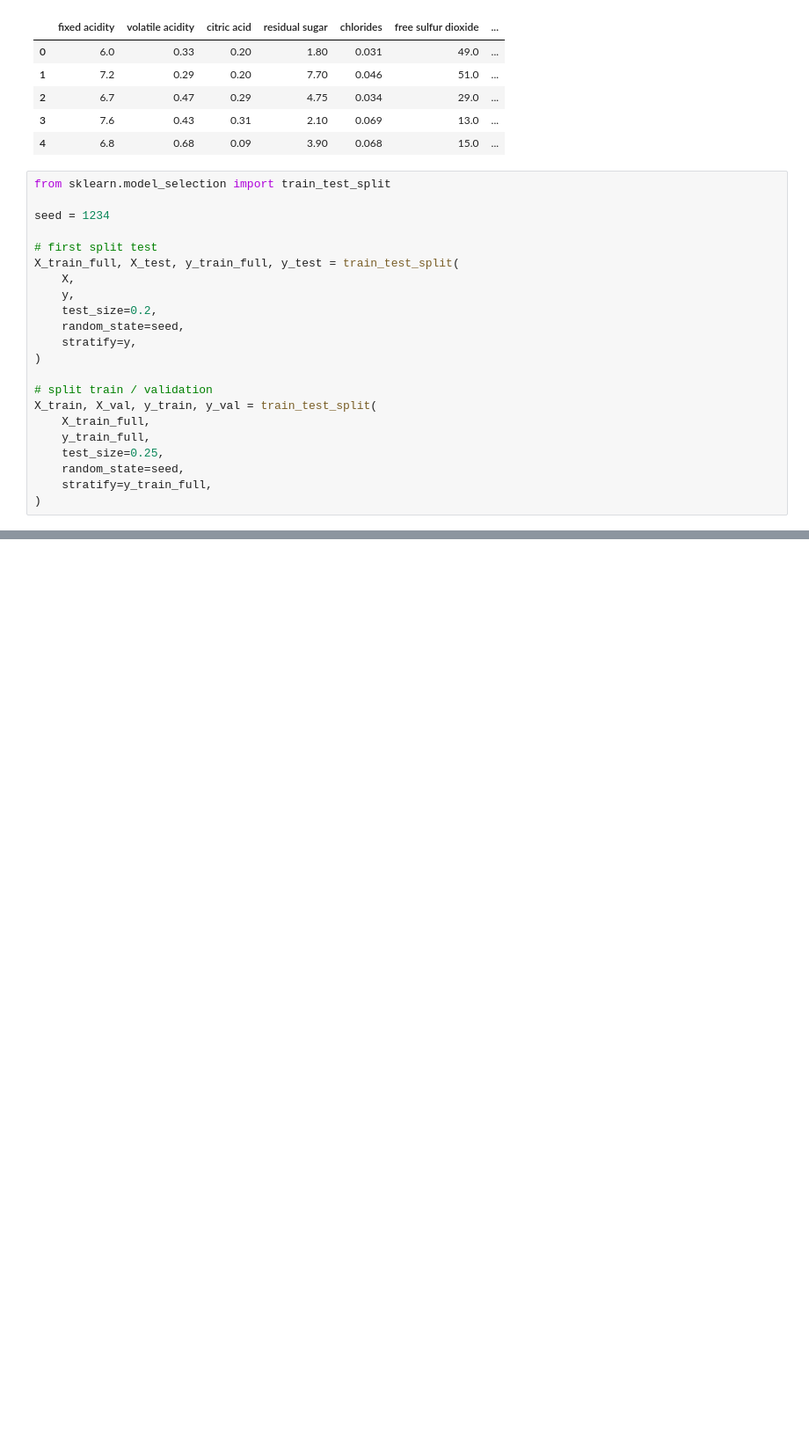
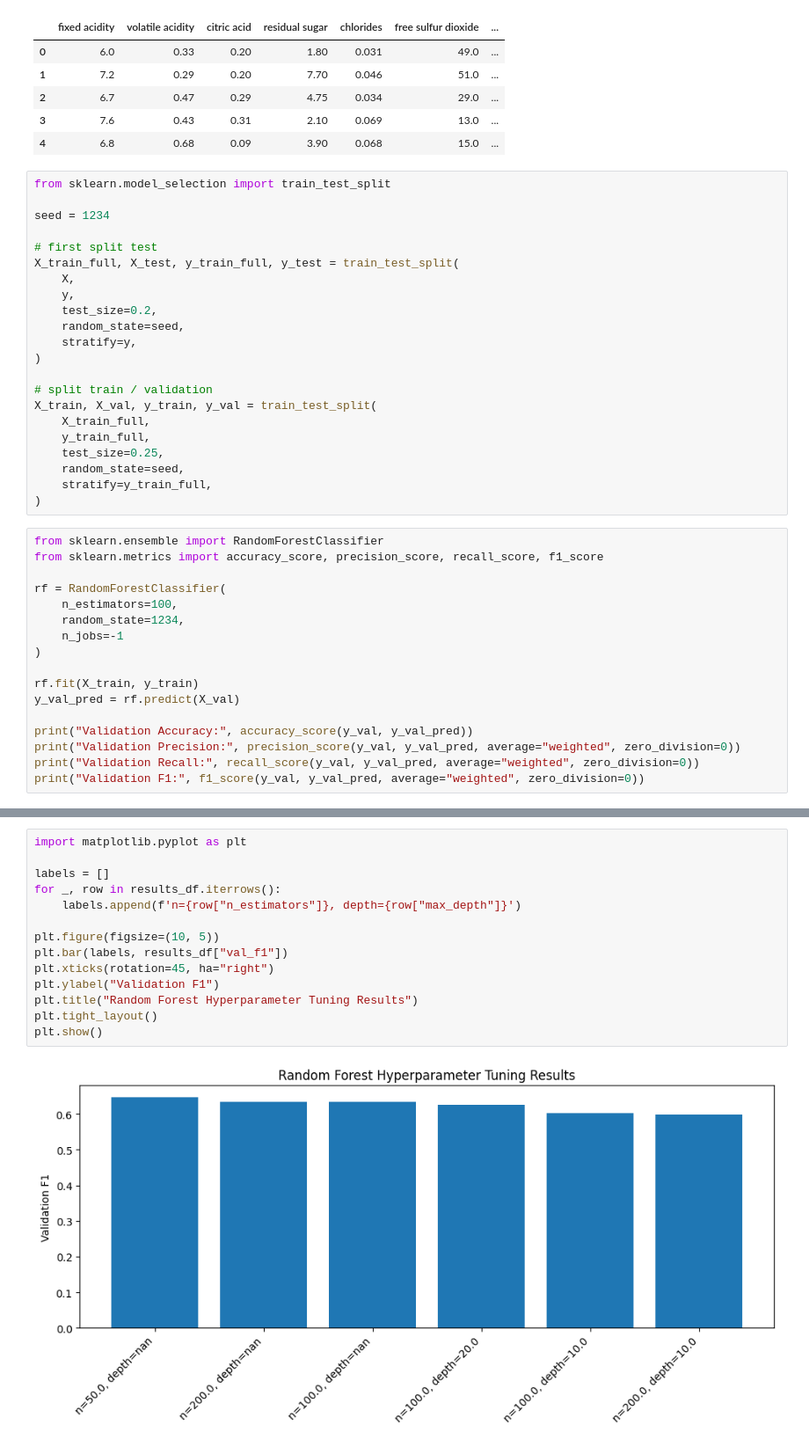
Before and after one commit to jiangyue-amber/CS178_Project, a Jupyter notebook: random_forest.ipynb, the cells around one changed output, grey strips where cells are left out. Shown at 88% size. Cells and saved outputs as stored; diff of their text form; blank space fills up the shorter version.

Commit message:
add random forest tuning and test results

```diff
--- a/random_forest.ipynb
+++ b/random_forest.ipynb
@@ -53,3 +53,20 @@ X_train, X_val, y_train, y_val = train_test_split(
     random_state=seed,
     stratify=y_train_full,
 )
+# %%
+from sklearn.ensemble import RandomForestClassifier
+from sklearn.metrics import accuracy_score, precision_score, recall_score, f1_score
+
+rf = RandomForestClassifier(
+    n_estimators=100,
+    random_state=1234,
+    n_jobs=-1
+)
+
+rf.fit(X_train, y_train)
+y_val_pred = rf.predict(X_val)
+
+print("Validation Accuracy:", accuracy_score(y_val, y_val_pred))
+print("Validation Precision:", precision_score(y_val, y_val_pred, average="weighted", zero_division=0))
+print("Validation Recall:", recall_score(y_val, y_val_pred, average="weighted", zero_division=0))
+print("Validation F1:", f1_score(y_val, y_val_pred, average="weighted", zero_division=0))
@@ -55,0 +199,16 @@ X_train, X_val, y_train, y_val = train_test_split(
+# %%
+import matplotlib.pyplot as plt
+
+labels = []
+for _, row in results_df.iterrows():
+    labels.append(f'n={row["n_estimators"]}, depth={row["max_depth"]}')
+
+plt.figure(figsize=(10, 5))
+plt.bar(labels, results_df["val_f1"])
+plt.xticks(rotation=45, ha="right")
+plt.ylabel("Validation F1")
+plt.title("Random Forest Hyperparameter Tuning Results")
+plt.tight_layout()
+plt.show()
+# %% [output]
+[figure, added]
```
Also changed, not shown: parts of 5 cells of this notebook.
